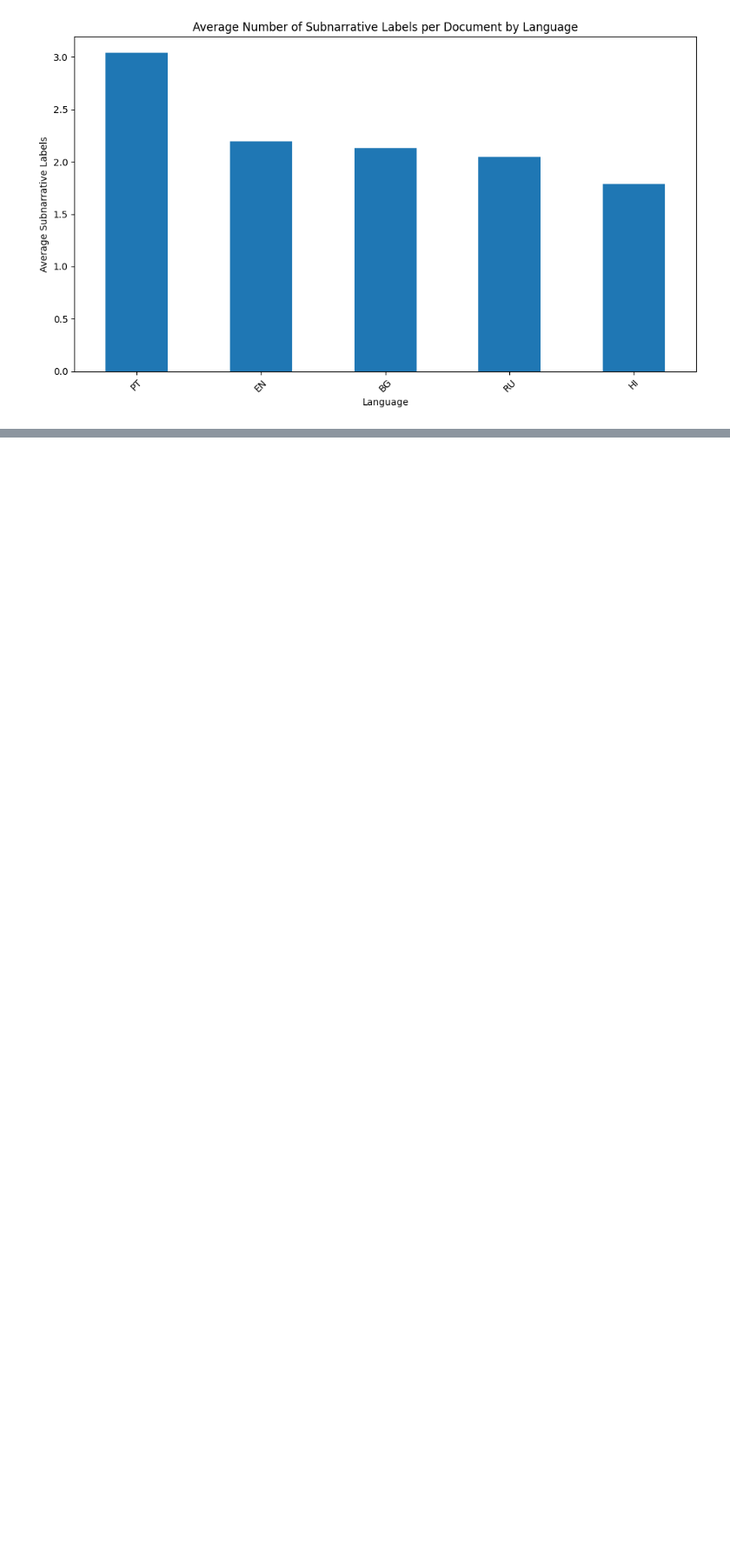
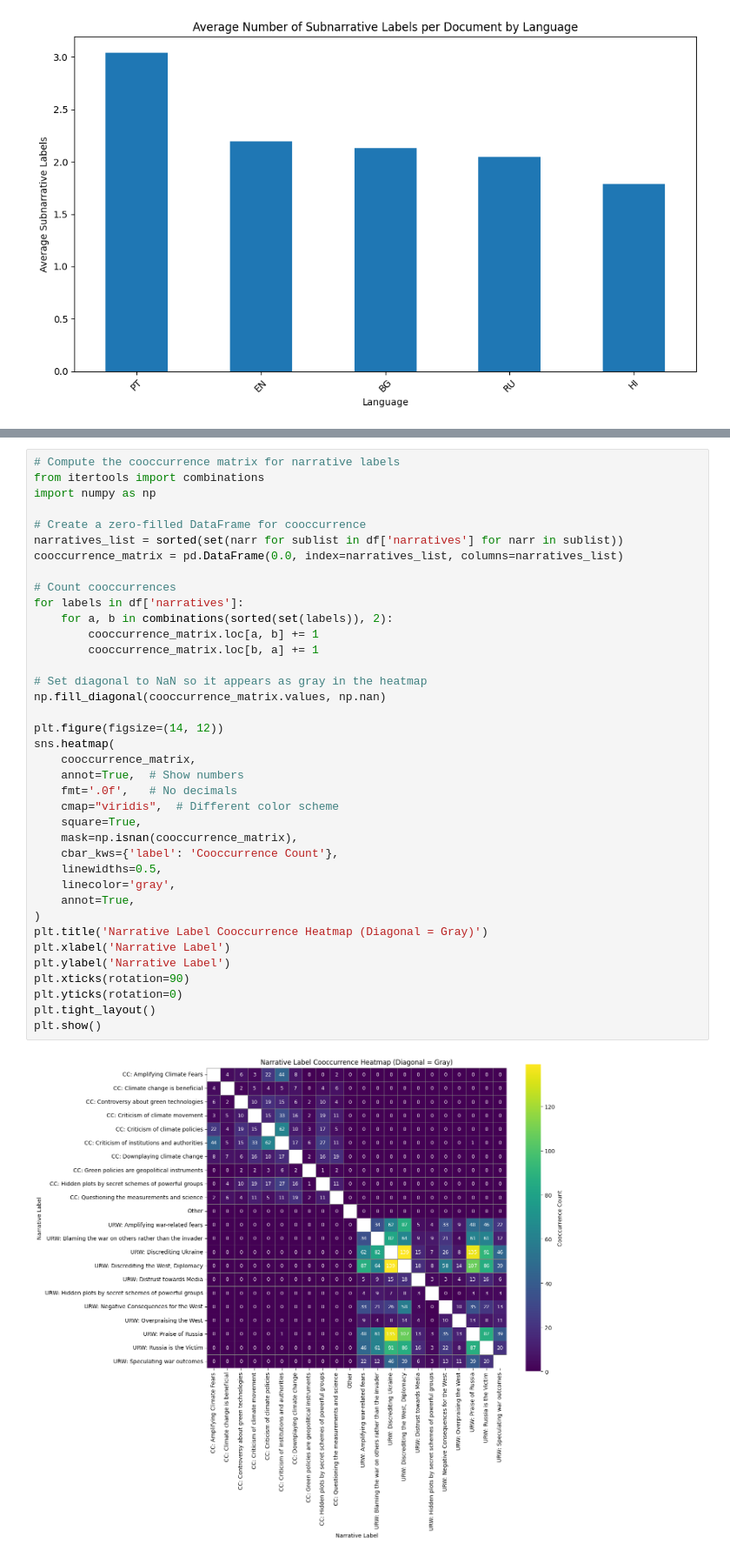
Before and after one commit to NourJadiri/hybrid-text-classification, a Jupyter notebook: notebooks/02_data_visualisation.ipynb, the cells around one changed output, grey strips where cells are left out. Shown at 87% size. Drawn from its saved outputs; the diff is of its cells as text; blank space fills up the shorter version.

Commit message:
add cooccurence matrix

```diff
--- a/notebooks/02_data_visualisation.ipynb
+++ b/notebooks/02_data_visualisation.ipynb
@@ -155,0 +199,40 @@ plt.show()
+# %%
+# Compute the cooccurrence matrix for narrative labels
+from itertools import combinations
+import numpy as np
+
+# Create a zero-filled DataFrame for cooccurrence
+narratives_list = sorted(set(narr for sublist in df['narratives'] for narr in sublist))
+cooccurrence_matrix = pd.DataFrame(0.0, index=narratives_list, columns=narratives_list)
+
+# Count cooccurrences
+for labels in df['narratives']:
+    for a, b in combinations(sorted(set(labels)), 2):
+        cooccurrence_matrix.loc[a, b] += 1
+        cooccurrence_matrix.loc[b, a] += 1
+
+# Set diagonal to NaN so it appears as gray in the heatmap
+np.fill_diagonal(cooccurrence_matrix.values, np.nan)
+
+plt.figure(figsize=(14, 12))
+sns.heatmap(
+    cooccurrence_matrix,
+    annot=True,  # Show numbers
+    fmt='.0f',   # No decimals
+    cmap="viridis",  # Different color scheme
+    square=True,
+    mask=np.isnan(cooccurrence_matrix),
+    cbar_kws={'label': 'Cooccurrence Count'},
+    linewidths=0.5,
+    linecolor='gray',
+    annot=True,
+)
+plt.title('Narrative Label Cooccurrence Heatmap (Diagonal = Gray)')
+plt.xlabel('Narrative Label')
+plt.ylabel('Narrative Label')
+plt.xticks(rotation=90)
+plt.yticks(rotation=0)
+plt.tight_layout()
+plt.show()
+# %% [output]
+[figure, added]
```
Also changed, not shown: parts of 4 cells of this notebook.
